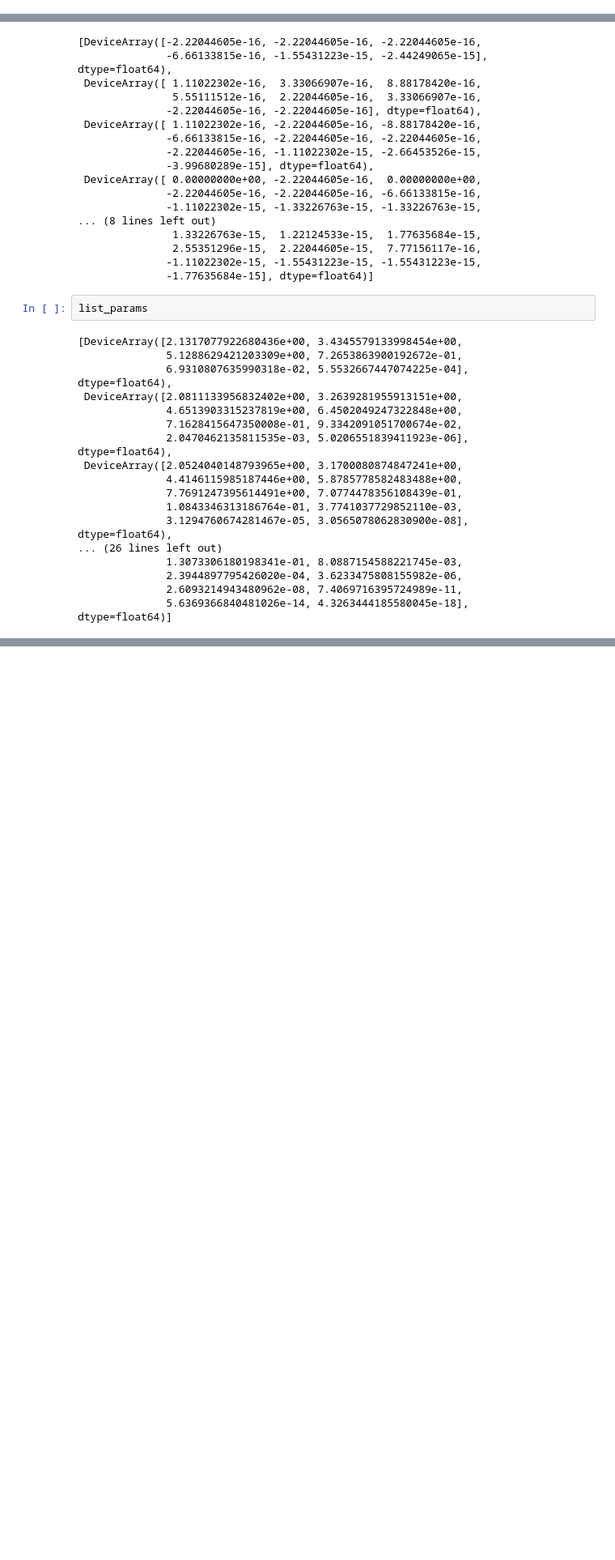
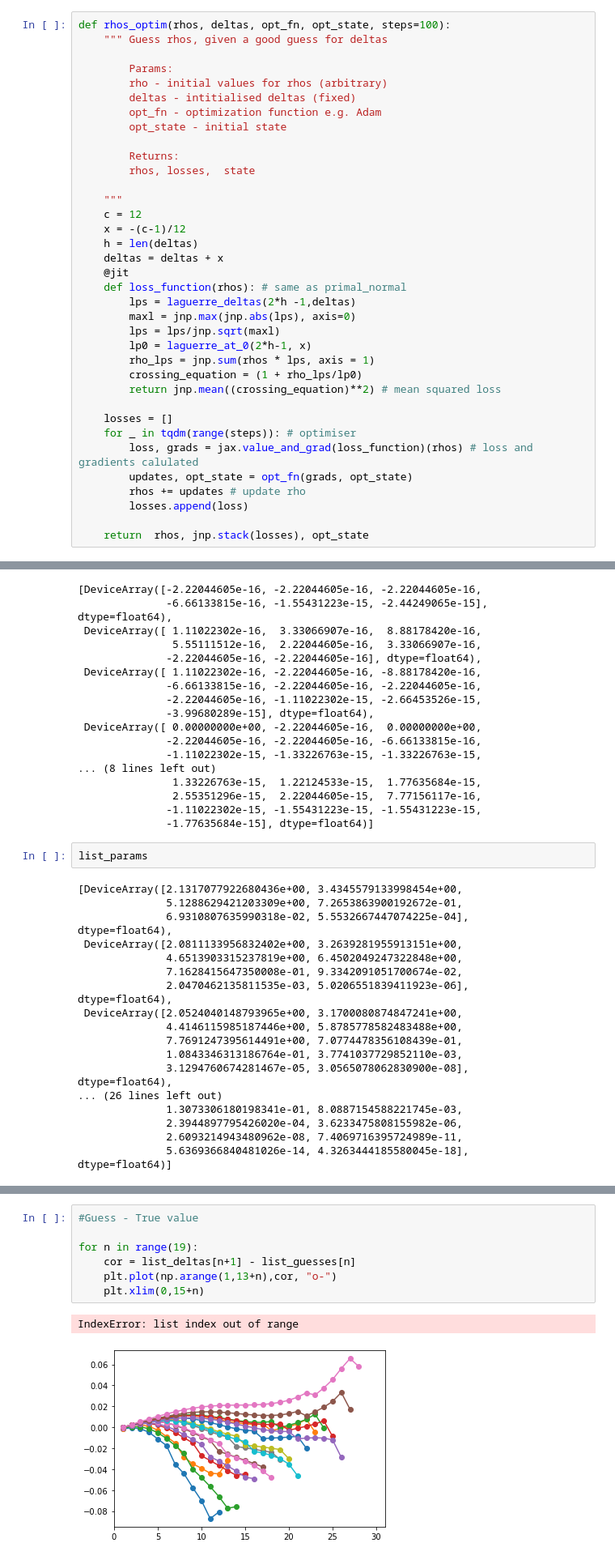
Before and after one commit to dgan181/modular-boostrap, a Jupyter notebook: boots.ipynb, the cells around one changed output, grey strips where cells are left out. Shown at 81% size. Cells and saved outputs as stored; diff of their text form; blank space fills up the shorter version.

```diff
--- a/boots.ipynb
+++ b/boots.ipynb
@@ -398,0 +319,36 @@ params = jnp.array([new_deltas,amus]).flatten()
+# %%
+def rhos_optim(rhos, deltas, opt_fn, opt_state, steps=100):
+    """ Guess rhos, given a good guess for deltas
+
+        Params:
+        rho - initial values for rhos (arbitrary)
+        deltas - intitialised deltas (fixed)
+        opt_fn - optimization function e.g. Adam
+        opt_state - initial state
+
+        Returns:
+        rhos, losses,  state
+
+    """
+    c = 12
+    x = -(c-1)/12
+    h = len(deltas)
+    deltas = deltas + x
+    @jit
+    def loss_function(rhos): # same as primal_normal
+        lps = laguerre_deltas(2*h -1,deltas)
+        maxl = jnp.max(jnp.abs(lps), axis=0)
+        lps = lps/jnp.sqrt(maxl)
+        lp0 = laguerre_at_0(2*h-1, x)
+        rho_lps = jnp.sum(rhos * lps, axis = 1)
+        crossing_equation = (1 + rho_lps/lp0)
+        return jnp.mean((crossing_equation)**2) # mean squared loss
+
+    losses = []
+    for _ in tqdm(range(steps)): # optimiser
+        loss, grads = jax.value_and_grad(loss_function)(rhos) # loss and gradients calulated
+        updates, opt_state = opt_fn(grads, opt_state)
+        rhos += updates # update rho
+        losses.append(loss)
+
+    return  rhos, jnp.stack(losses), opt_state
@@ -551,0 +800,10 @@ def dilation(dnm1,dn, fixed_point = 1):
+# %%
+#Guess - True value
+
+for n in range(19):
+    cor = list_deltas[n+1] - list_guesses[n]
+    plt.plot(np.arange(1,13+n),cor, "o-")
+    plt.xlim(0,15+n)
+# %% [output]
+IndexError: list index out of range
+[figure, added]
```
Also changed, not shown: parts of 42 cells of this notebook, 2 other files.
